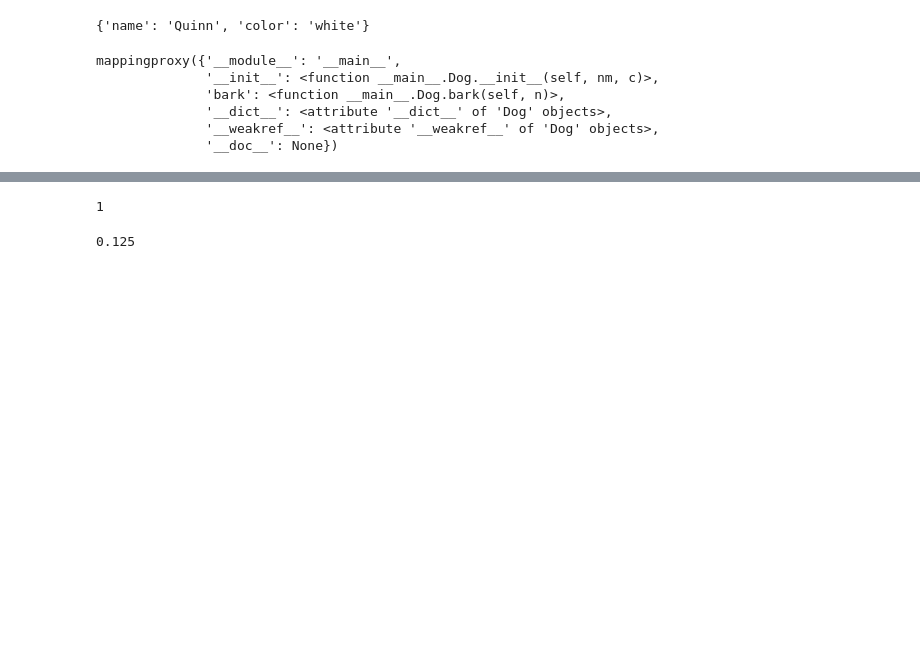
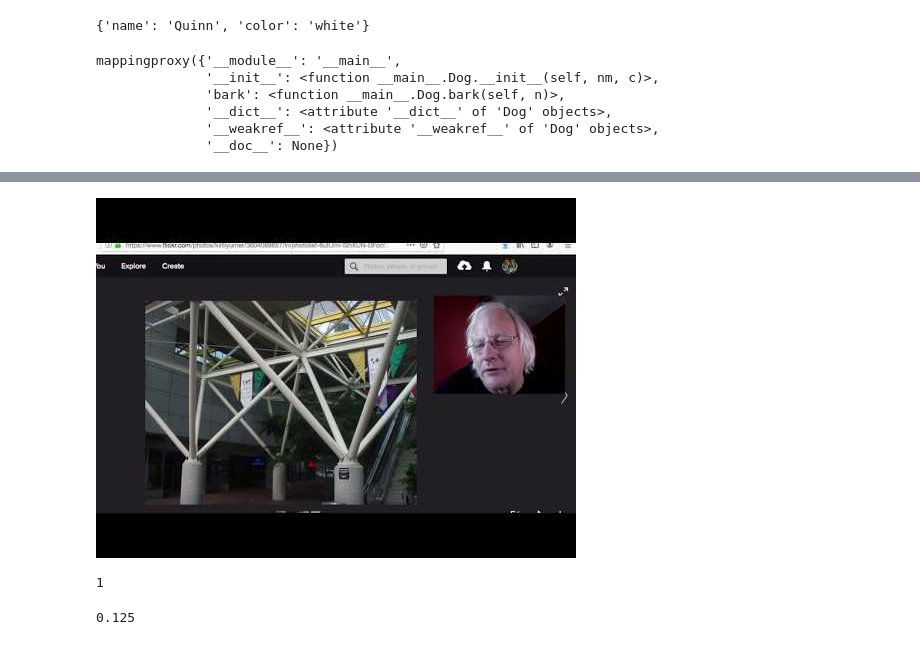
Before and after one commit to 4dsolutions/C6XTY, a Jupyter notebook: OSCON2019_OOP.ipynb, the cells around one changed output, grey strips where cells are left out. Saved outputs shown, nothing was run; the diff lists cells and outputs as text; code cells hidden in the pictures; blank space fills up the shorter version.

```diff
--- a/OSCON2019_OOP.ipynb
+++ b/OSCON2019_OOP.ipynb
@@ -70,6 +80,10 @@ mappingproxy({'__module__': '__main__',
 ## POLYHEDRONS
 
 <a data-flickr-embed="true"  href="https://www.flickr.com/photos/kirbyurner/5645774522/in/album-72157626435076071/" title="Clockwise from Tetra: 1,4,3,6"><img src="https://live.staticflickr.com/5110/5645774522_de715394b5.jpg" width="500" height="375" alt="Clockwise from Tetra: 1,4,3,6"></a><script async src="//embedr.flickr.com/assets/client-code.js" charset="utf-8"></script>
+# %%
+YouTubeVideo("9nvqOoOe9JE")
+# %% [output]
+[figure, added]
 # %%
 class Polyhedron:
 
```
Also changed, not shown: parts of 6 cells of this notebook.
